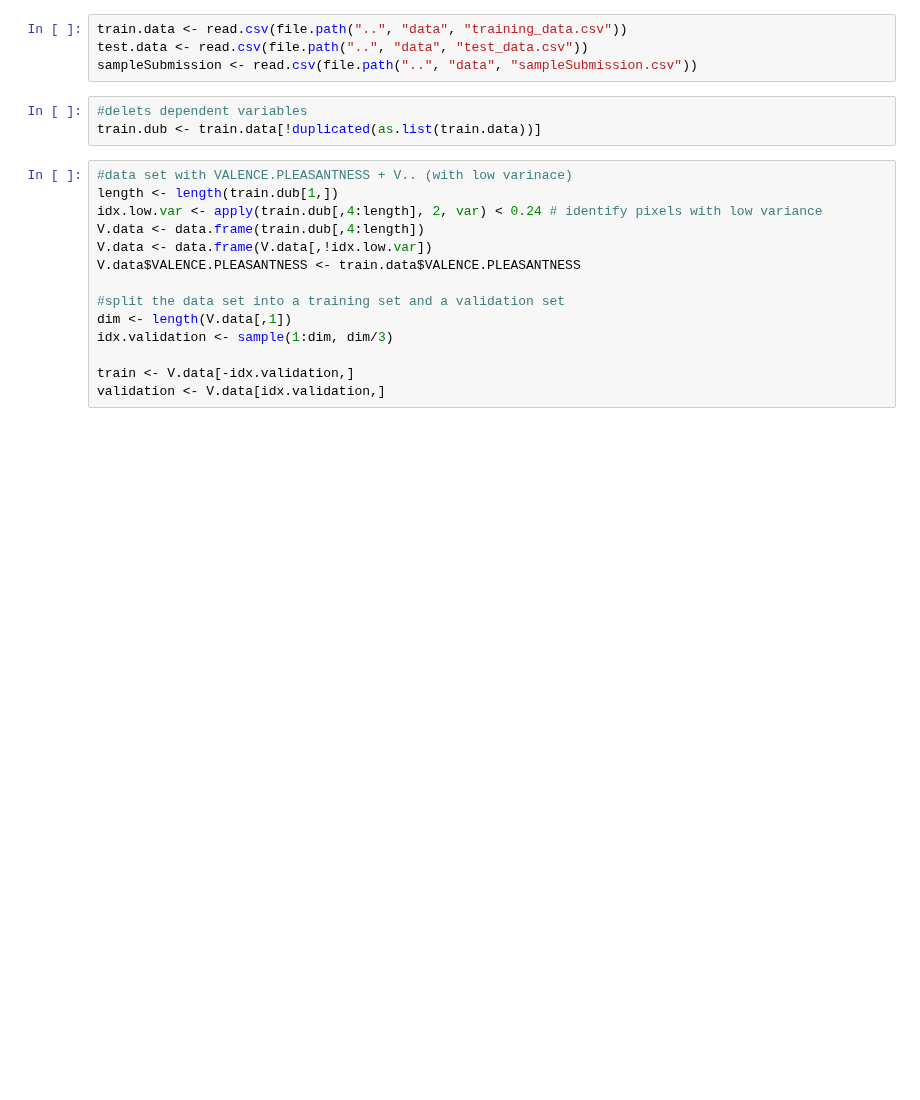
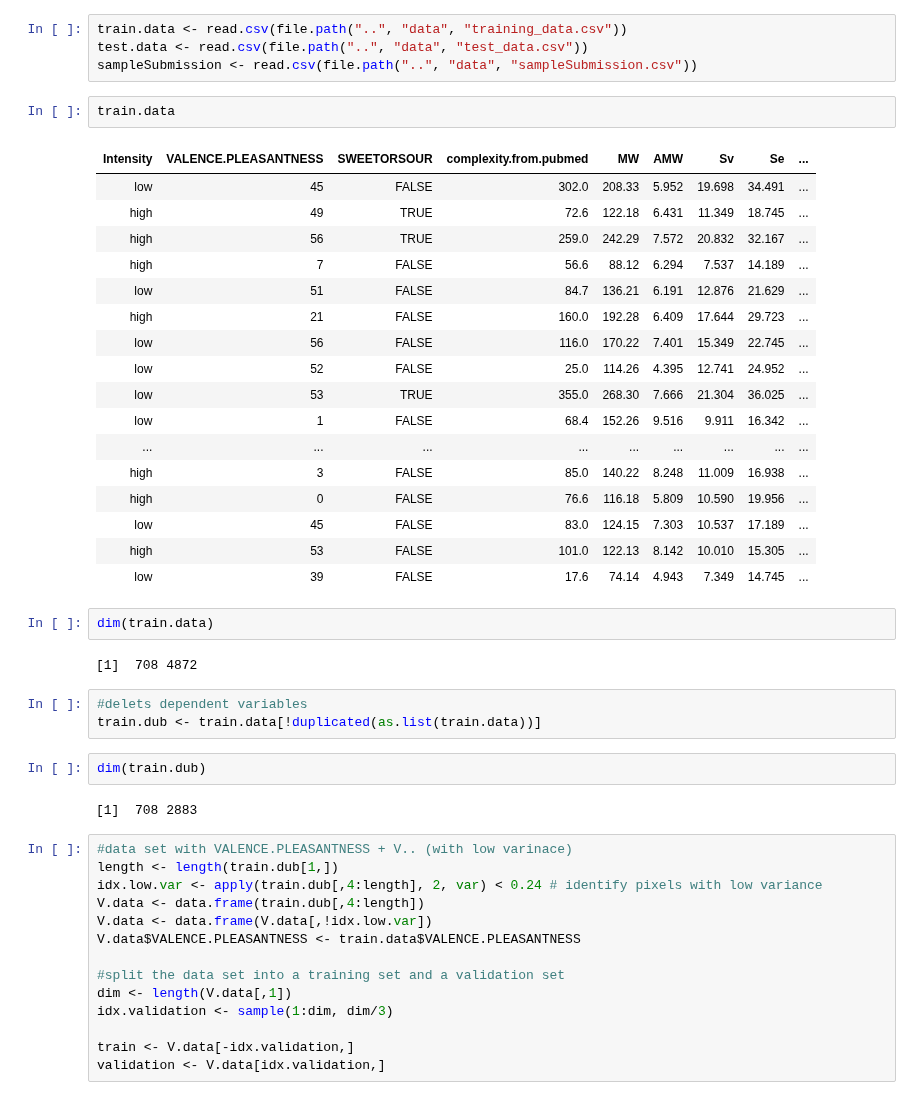
Before and after one commit to BenoitDelec/BIO-322--Predicting-odour-pleasantness-using-ML, a Jupyter notebook: src/Selection.ipynb, the cells around one changed output. Drawn from its saved outputs; the diff is of its cells as text; blank space fills up the shorter version.

```diff
--- a/src/Selection.ipynb
+++ b/src/Selection.ipynb
@@ -2,9 +2,37 @@
 train.data <- read.csv(file.path("..", "data", "training_data.csv"))
 test.data <- read.csv(file.path("..", "data", "test_data.csv"))
 sampleSubmission <- read.csv(file.path("..", "data", "sampleSubmission.csv"))
+# %%
+train.data
+# %% [output]
+| Intensity | VALENCE.PLEASANTNESS | SWEETORSOUR | complexity.from.pubmed | MW | AMW | Sv | Se | ... |
+| low | 45 | FALSE | 302.0 | 208.33 | 5.952 | 19.698 | 34.491 | ... |
+| high | 49 | TRUE | 72.6 | 122.18 | 6.431 | 11.349 | 18.745 | ... |
+| high | 56 | TRUE | 259.0 | 242.29 | 7.572 | 20.832 | 32.167 | ... |
+| high | 7 | FALSE | 56.6 | 88.12 | 6.294 | 7.537 | 14.189 | ... |
+| low | 51 | FALSE | 84.7 | 136.21 | 6.191 | 12.876 | 21.629 | ... |
+| high | 21 | FALSE | 160.0 | 192.28 | 6.409 | 17.644 | 29.723 | ... |
+| low | 56 | FALSE | 116.0 | 170.22 | 7.401 | 15.349 | 22.745 | ... |
+| low | 52 | FALSE | 25.0 | 114.26 | 4.395 | 12.741 | 24.952 | ... |
+| low | 53 | TRUE | 355.0 | 268.30 | 7.666 | 21.304 | 36.025 | ... |
+| low | 1 | FALSE | 68.4 | 152.26 | 9.516 | 9.911 | 16.342 | ... |
+| ... | ... | ... | ... | ... | ... | ... | ... | ... |
+| high | 3 | FALSE | 85.0 | 140.22 | 8.248 | 11.009 | 16.938 | ... |
+| high | 0 | FALSE | 76.6 | 116.18 | 5.809 | 10.590 | 19.956 | ... |
+| low | 45 | FALSE | 83.0 | 124.15 | 7.303 | 10.537 | 17.189 | ... |
+| high | 53 | FALSE | 101.0 | 122.13 | 8.142 | 10.010 | 15.305 | ... |
+| low | 39 | FALSE | 17.6 | 74.14 | 4.943 | 7.349 | 14.745 | ... |
+# %%
+dim(train.data)
+# %% [output]
+[1]  708 4872
 # %%
 #delets dependent variables
 train.dub <- train.data[!duplicated(as.list(train.data))]
+# %%
+dim(train.dub)
+# %% [output]
+[1]  708 2883
 # %%
 #data set with VALENCE.PLEASANTNESS + V.. (with low varinace)
 length <- length(train.dub[1,])
```
Also changed, not shown: parts of 3 cells of this notebook, 1 other file.
